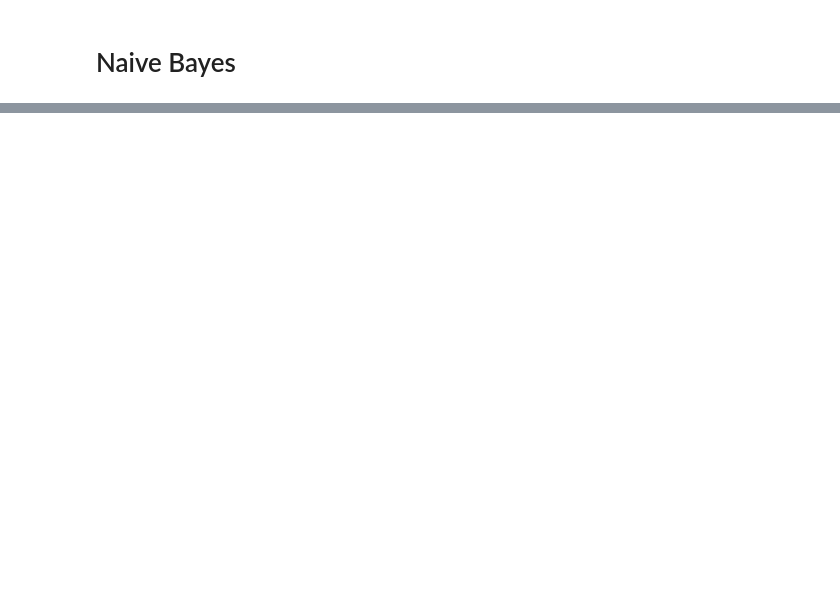
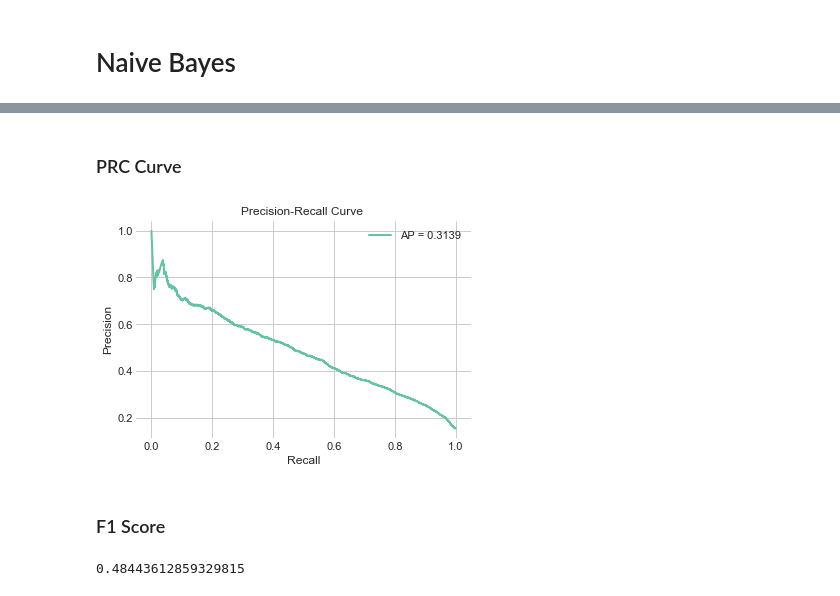
Before and after one commit to NicolasHu11/Short-Long-Term-Mortality-Prediction, a Jupyter notebook: Process Books/Gaussian Naive Bayes 30 days Mortality.ipynb, the cells around one changed output, grey strips where cells are left out. Drawn from its saved outputs; the diff is of its cells as text; code cells hidden in the pictures; blank space fills up the shorter version.

```diff
--- a/Process Books/Gaussian Naive Bayes 30 days Mortality.ipynb
+++ b/Process Books/Gaussian Naive Bayes 30 days Mortality.ipynb
@@ -318,0 +193,14 @@ print(x)
+# %% [markdown]
+### PRC Curve
+# %%
+avg_prec = average_precision_score(y_test, ypred_label)
+prec, recall,_ = precision_recall_curve(y_test,ypred[:,1])
+plot_PRC(prec, recall, avg_prec, title= 'Precision-Recall Curve ')
+# %% [output]
+[figure, added]
+# %% [markdown]
+### F1 Score
+# %%
+f1_score(y_test,ypred_label)
+# %% [output]
+0.48443612859329815
```
Also changed, not shown: parts of 51 cells of this notebook, 2 other files.
